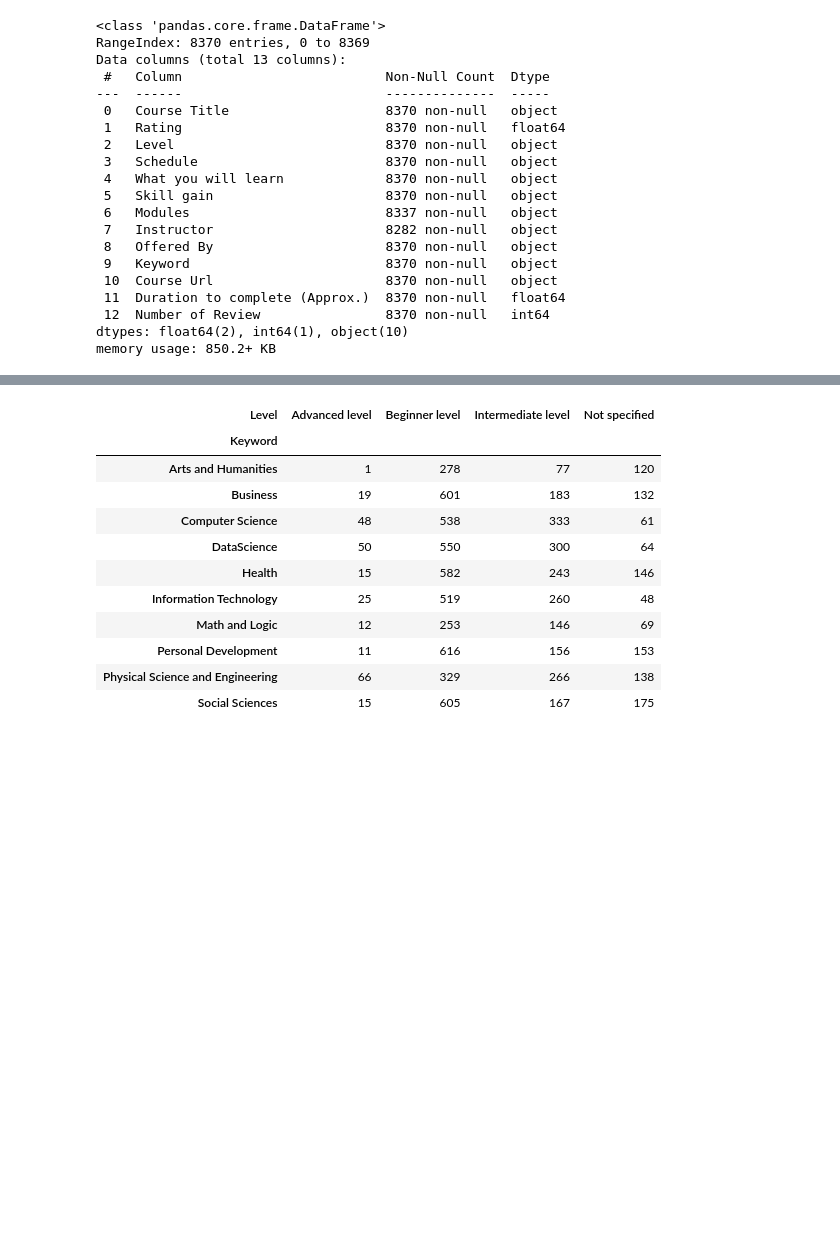
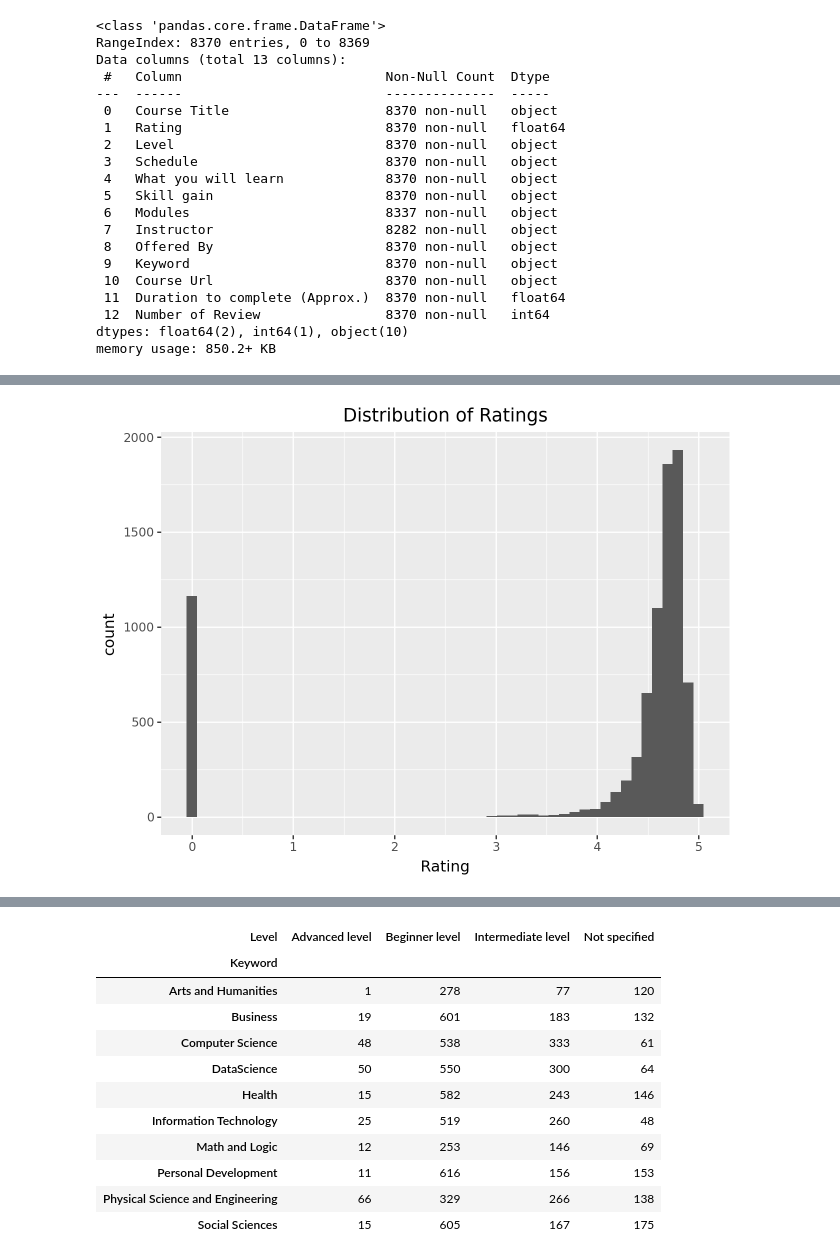
Before and after one commit to klmartin1998/spring2024-data622, a Jupyter notebook: assignments/assignment1/DATA 622 - Homework #1.ipynb, the cells around one changed output, grey strips where cells are left out. Saved outputs shown, nothing was run; the diff lists cells and outputs as text; code cells hidden in the pictures; blank space fills up the shorter version.

```diff
--- a/assignments/assignment1/DATA 622 - Homework #1.ipynb
+++ b/assignments/assignment1/DATA 622 - Homework #1.ipynb
@@ -92,0 +111,11 @@ memory usage: 850.2+ KB
+# %%
+# Distribution of Ratings
+
+(
+    ggplot(df1)
+    + aes(x='Rating')
+    + geom_histogram(bins=50)
+    + labs(title='Distribution of Ratings')
+)
+# %% [output]
+[figure, added]
```
Also changed, not shown: parts of 152 cells of this notebook.
